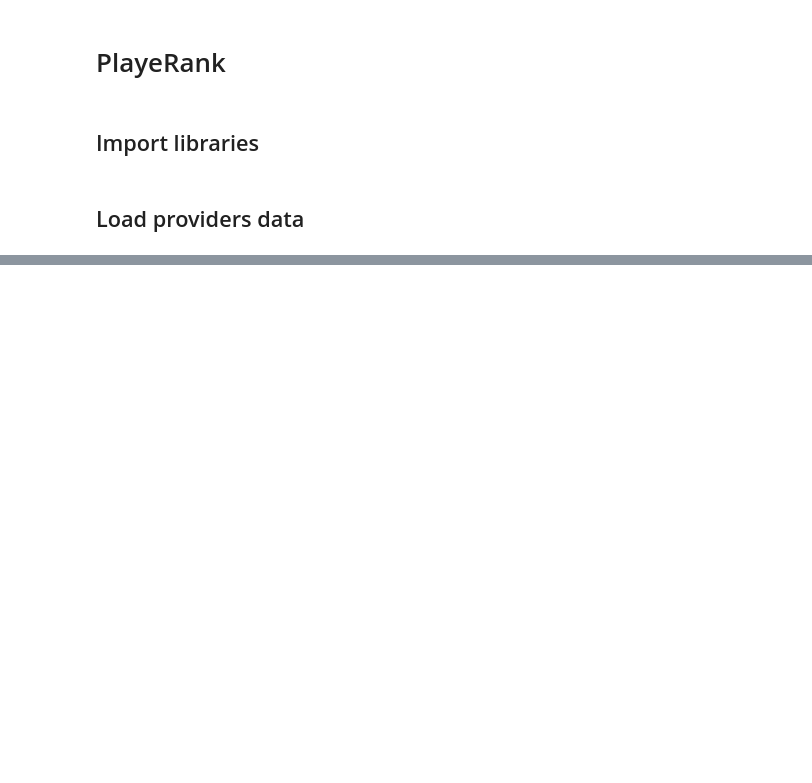
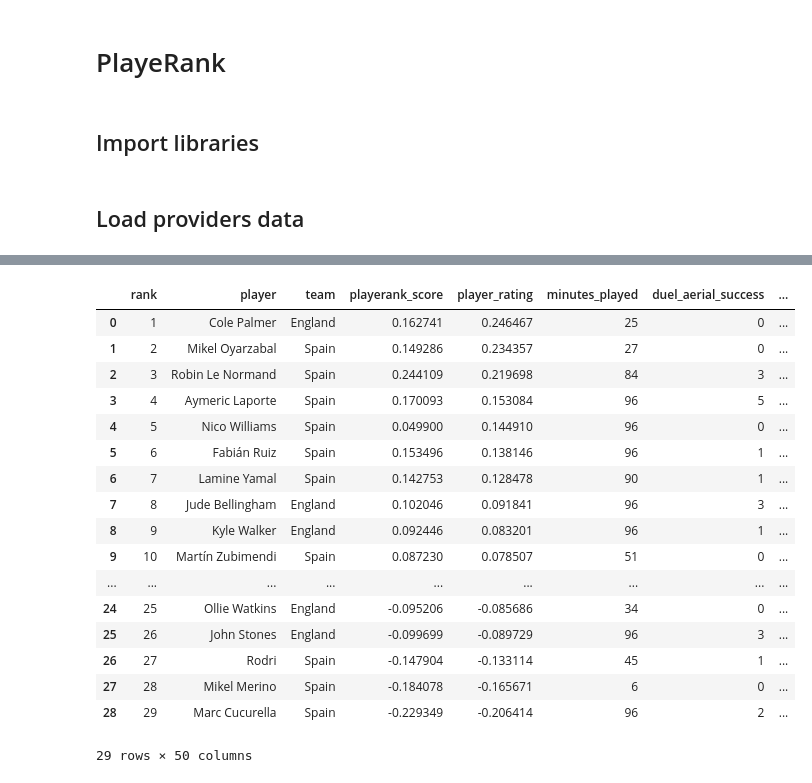
Before and after one commit to cristian-lillo/soccer-kpis, a Jupyter notebook: models/playerank/playerank_sandbox.ipynb, the cells around one changed output, grey strips where cells are left out. Saved outputs shown, nothing was run; the diff lists cells and outputs as text; code cells hidden in the pictures; blank space fills up the shorter version.

Commit message:
feat(playerank_sandbox): implement PlayeRank using Kloppy event data

```diff
--- a/models/playerank/playerank_sandbox.ipynb
+++ b/models/playerank/playerank_sandbox.ipynb
@@ -548,0 +370,2 @@ py.iplot(figure)
+# %%
+player_metrics = extract_player_metrics(match_events_df, players_info_df)
@@ -548,0 +823,2 @@ py.iplot(figure)
+# %%
+playerank_df = calculate_playerank_scores(player_metrics, feature_weights_df)
@@ -548,0 +846,40 @@ py.iplot(figure)
+# %%
+def calculate_player_ratings(playerank_df: pd.DataFrame, alpha_goals: float = 0.0) -> pd.DataFrame:
+    player_ranking_df = playerank_df.copy()
+
+    # Calculate player ratings based on playerank_score and shot_success, weighted by alpha_goals
+    player_ratings = player_ranking_df.apply(
+        lambda row: row["playerank_score"] * (1 - alpha_goals) + row["shot_success"] * alpha_goals, axis=1
+    )
+
+    # Add player ratings to the DataFrame and sort by player_rating in descending order
+    player_ranking_df.insert(3, "player_rating", player_ratings)
+    player_ranking_df = player_ranking_df.sort_values("player_rating", ascending=False).reset_index(drop=True)
+
+    # Add rank column based on player_rating
+    player_ranking_df.insert(0, "rank", range(1, len(player_ranking_df) + 1))
+
+    return player_ranking_df
+# %%
+player_ranking_df = calculate_player_ratings(playerank_df, alpha_goals=0.1)
+# %%
+player_ranking_df
+# %% [output]
+|  | rank | player | team | playerank_score | player_rating | minutes_played | duel_aerial_success | ... |
+| 0 | 1 | Cole Palmer | England | 0.162741 | 0.246467 | 25 | 0 | ... |
+| 1 | 2 | Mikel Oyarzabal | Spain | 0.149286 | 0.234357 | 27 | 0 | ... |
+| 2 | 3 | Robin Le Normand | Spain | 0.244109 | 0.219698 | 84 | 3 | ... |
+| 3 | 4 | Aymeric Laporte | Spain | 0.170093 | 0.153084 | 96 | 5 | ... |
+| 4 | 5 | Nico Williams | Spain | 0.049900 | 0.144910 | 96 | 0 | ... |
+| 5 | 6 | Fabián Ruiz | Spain | 0.153496 | 0.138146 | 96 | 1 | ... |
+| 6 | 7 | Lamine Yamal | Spain | 0.142753 | 0.128478 | 90 | 1 | ... |
+| 7 | 8 | Jude Bellingham | England | 0.102046 | 0.091841 | 96 | 3 | ... |
+| 8 | 9 | Kyle Walker | England | 0.092446 | 0.083201 | 96 | 1 | ... |
+| 9 | 10 | Martín Zubimendi | Spain | 0.087230 | 0.078507 | 51 | 0 | ... |
+| ... | ... | ... | ... | ... | ... | ... | ... | ... |
+| 24 | 25 | Ollie Watkins | England | -0.095206 | -0.085686 | 34 | 0 | ... |
+| 25 | 26 | John Stones | England | -0.099699 | -0.089729 | 96 | 3 | ... |
+| 26 | 27 | Rodri | Spain | -0.147904 | -0.133114 | 45 | 1 | ... |
+| 27 | 28 | Mikel Merino | Spain | -0.184078 | -0.165671 | 6 | 0 | ... |
+| 28 | 29 | Marc Cucurella | Spain | -0.229349 | -0.206414 | 96 | 2 | ... |
+29 rows × 50 columns
```
Also changed, not shown: parts of 51 cells of this notebook.
